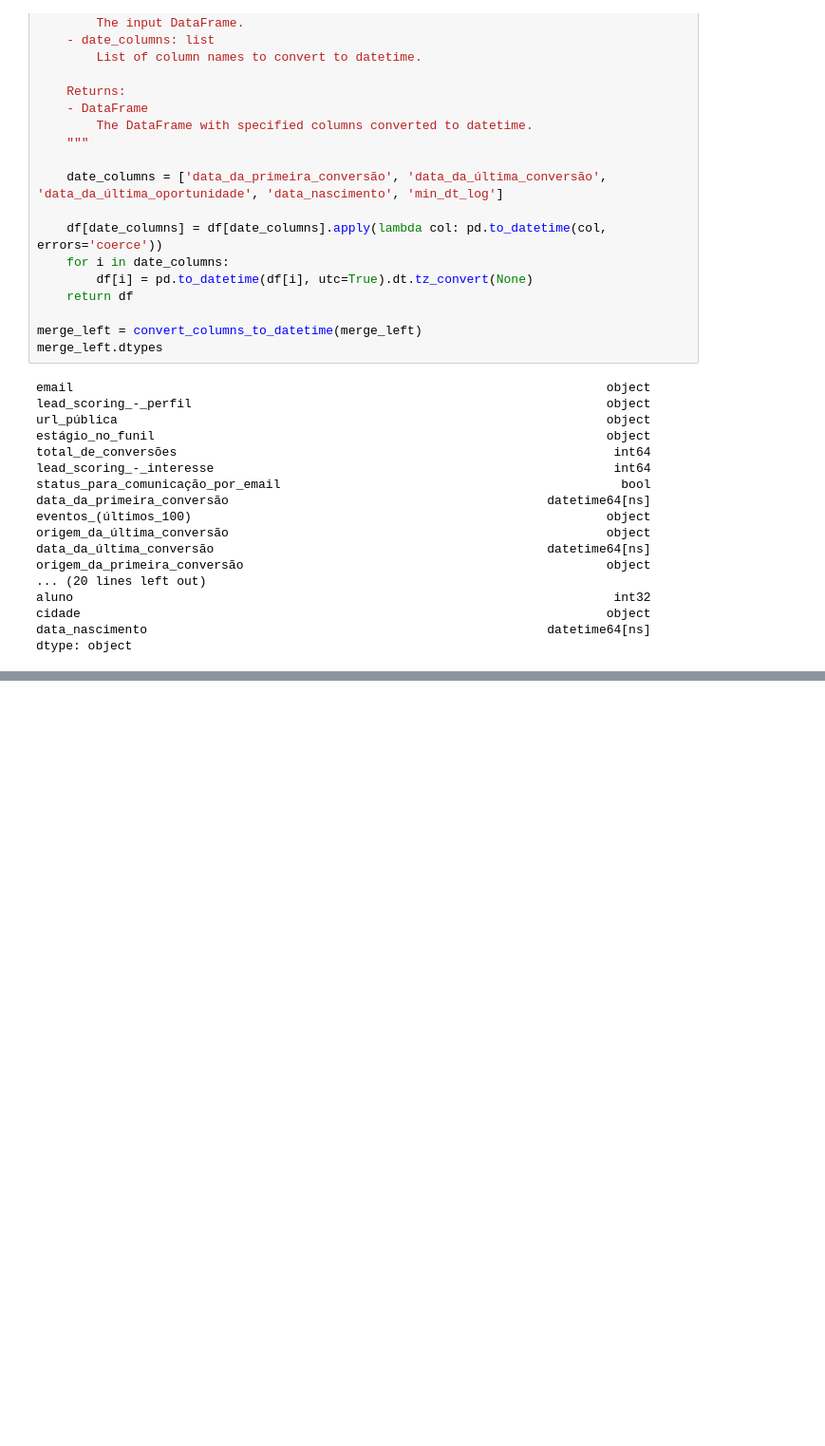
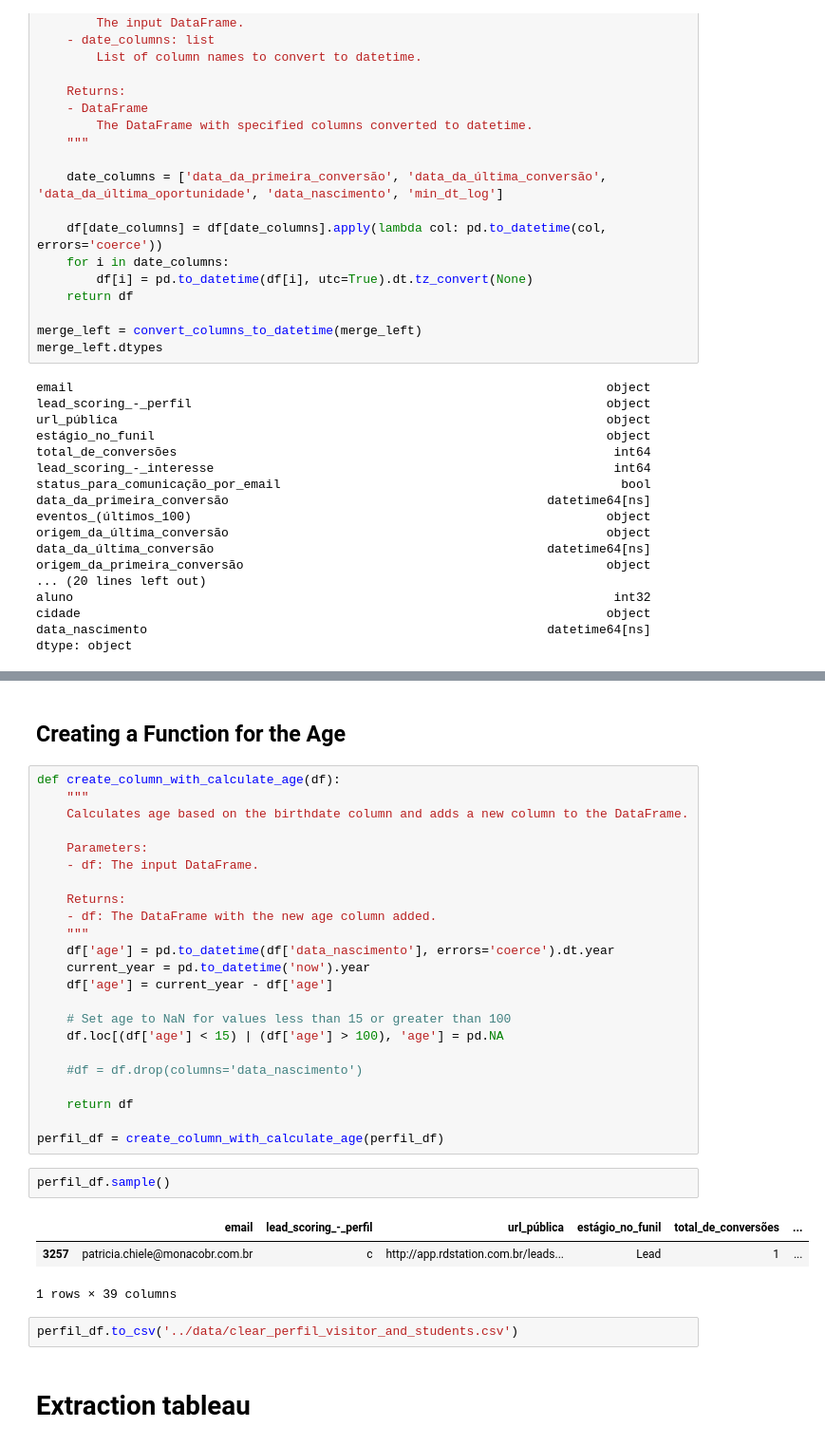
Before and after one commit to anaaristow/sustentare_analytics, a Jupyter notebook: eda_etl/transforming.ipynb, the cells around one changed output, grey strips where cells are left out. Shown at 95% size. Saved outputs shown, nothing was run; the diff lists cells and outputs as text; blank space fills up the shorter version.

```diff
--- a/eda_etl/transforming.ipynb
+++ b/eda_etl/transforming.ipynb
@@ -154,0 +212,35 @@ merge_left.loc[merge_left['aluno'] == 1, 'min_dt_log'].isnull().sum()
+# %% [markdown]
+## Creating a Function for the Age
+# %%
+def create_column_with_calculate_age(df):
+    """
+    Calculates age based on the birthdate column and adds a new column to the DataFrame.
+
+    Parameters:
+    - df: The input DataFrame.
+
+    Returns:
+    - df: The DataFrame with the new age column added.
+    """
+    df['age'] = pd.to_datetime(df['data_nascimento'], errors='coerce').dt.year
+    current_year = pd.to_datetime('now').year
+    df['age'] = current_year - df['age']
+
+    # Set age to NaN for values less than 15 or greater than 100
+    df.loc[(df['age'] < 15) | (df['age'] > 100), 'age'] = pd.NA
+
+    #df = df.drop(columns='data_nascimento')
+
+    return df
+
+perfil_df = create_column_with_calculate_age(perfil_df)
+# %%
+perfil_df.sample()
+# %% [output]
+|  | email | lead_scoring_-_perfil | url_pública | estágio_no_funil | total_de_conversões | ... |
+| 3257 | patricia.chiele@monacobr.com.br | c | http://app.rdstation.com.br/leads... | Lead | 1 | ... |
+1 rows × 39 columns
+# %%
+perfil_df.to_csv('../data/clear_perfil_visitor_and_students.csv')
+# %% [markdown]
+# Extraction tableau
```
Also changed, not shown: parts of 8 cells of this notebook, 3 other files.
